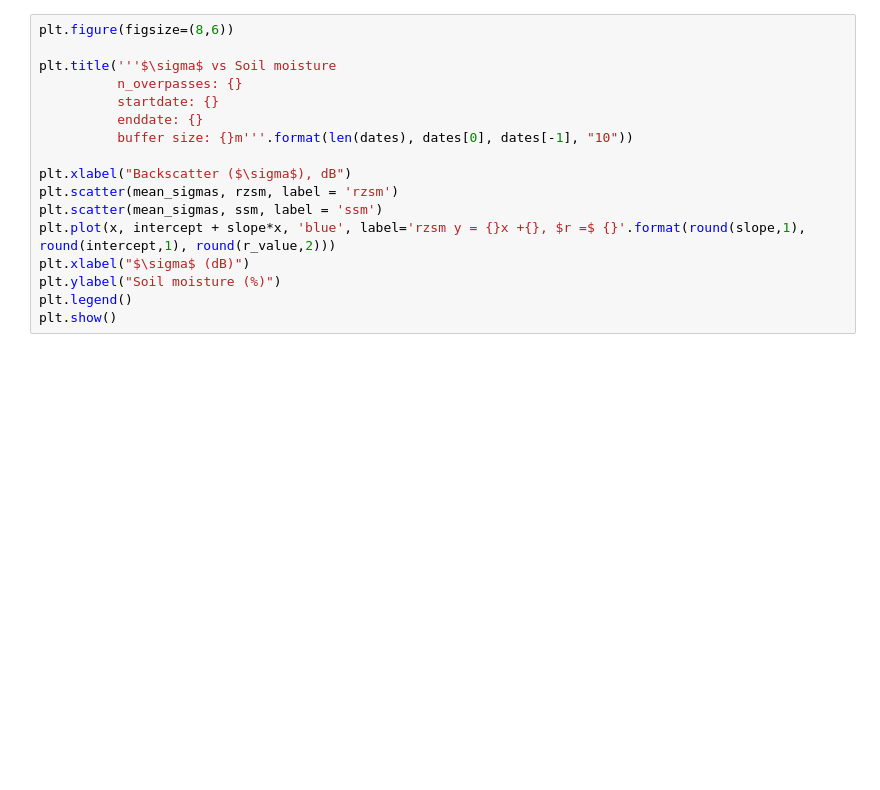
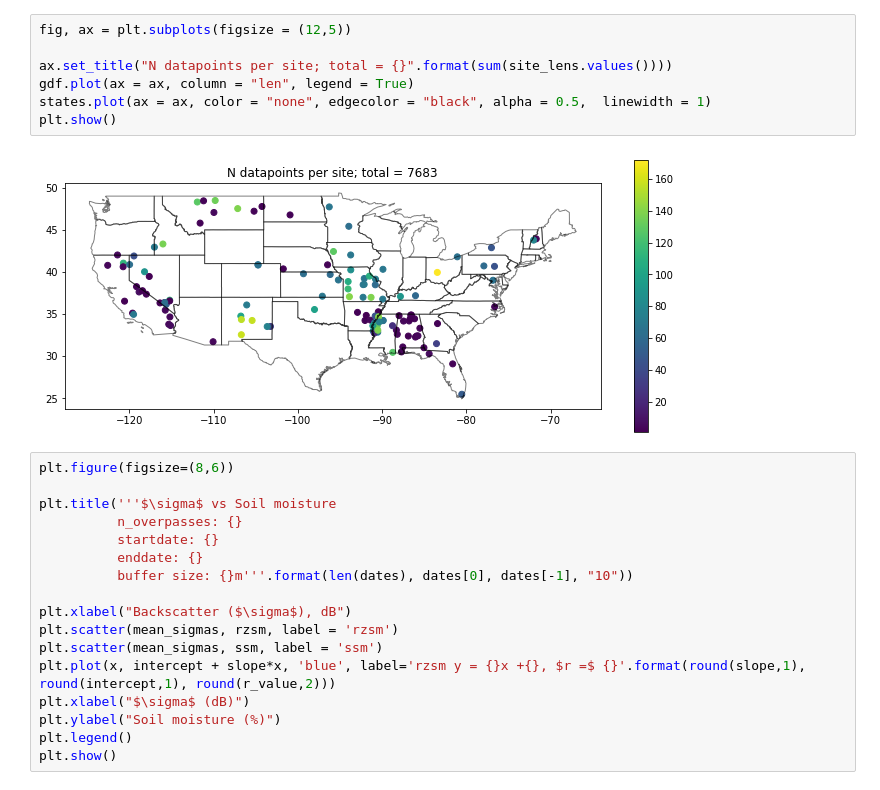
Before and after one commit to kashingtonDC/RZSM, a Jupyter notebook: code/analysis.ipynb, the cells around one changed output. Drawn from its saved outputs; the diff is of its cells as text; blank space fills up the shorter version.

```diff
--- a/code/analysis.ipynb
+++ b/code/analysis.ipynb
@@ -416,3 +93,12 @@ slope, intercept, r_value, p_value, std_err = stats.linregress(x,y)
+# %%
+fig, ax = plt.subplots(figsize = (12,5))
+
+ax.set_title("N datapoints per site; total = {}".format(sum(site_lens.values())))
+gdf.plot(ax = ax, column = "len", legend = True)
+states.plot(ax = ax, color = "none", edgecolor = "black", alpha = 0.5,  linewidth = 1)
+plt.show()
+# %% [output]
+[figure, added]
 # %%
 plt.figure(figsize=(8,6))
 
```
Also changed, not shown: parts of 25 cells of this notebook.
